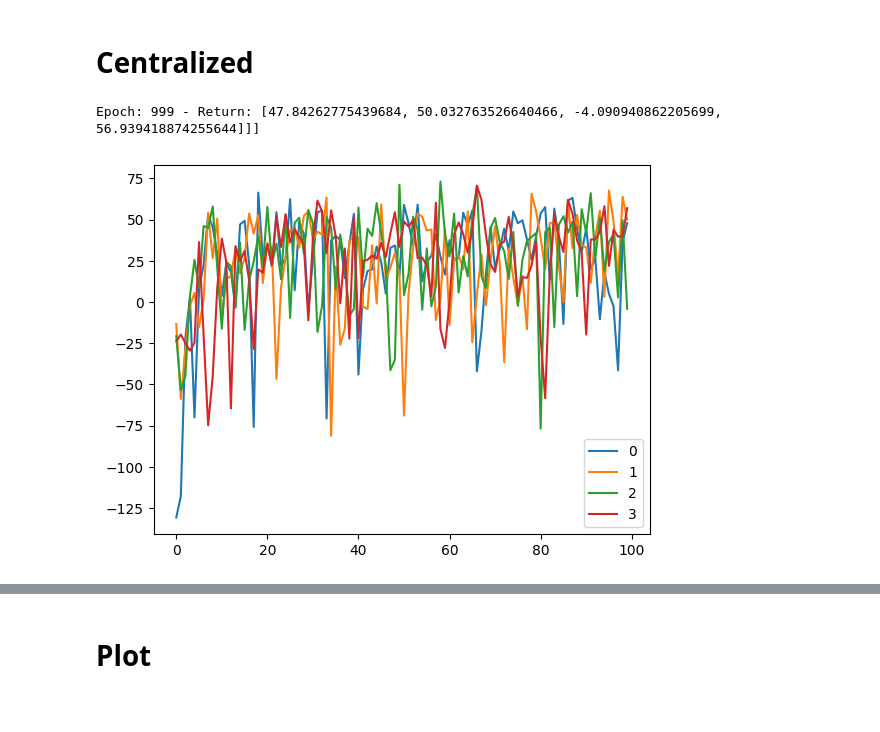
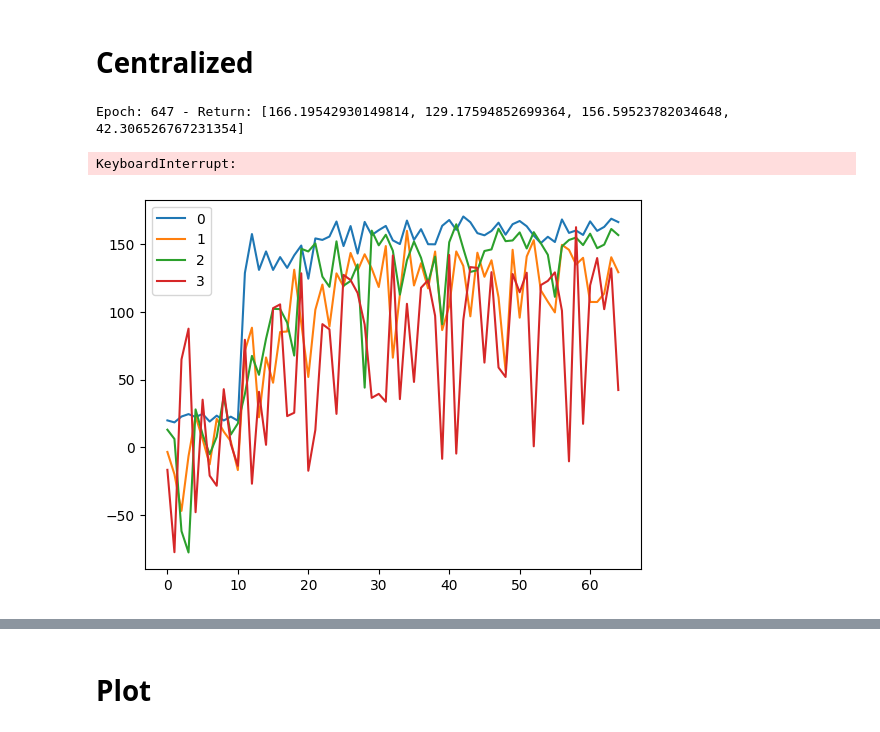
Before and after one commit to sergiorozada12/multi-task-lrrl, a Jupyter notebook: wirelessexp_dup.ipynb, the cells around one changed output, grey strips where cells are left out. Drawn from its saved outputs; the diff is of its cells as text; code cells hidden in the pictures.

```diff
--- a/wirelessexp_dup.ipynb
+++ b/wirelessexp_dup.ipynb
@@ -227,11 +220,11 @@ plt.plot(Gs)
 # Multi-task
 # %%
 E = 1_000
-lr = 0.02
+lr = 0.05
 eps = 1.0
 eps_decay = 0.9999
 eps_min = 0.001
-k = 40
+k = 100
 
 def run_test_episode(Q, env_idx):
     with torch.no_grad():
@@ -256,9 +249,9 @@ def run_test_episode(Q, env_idx):
 # %%
 Q = PARAFAC(dims=[nT] + nS + nA, k=k, scale=0.1)
 opt = torch.optim.Adamax(Q.parameters(), lr=lr)
-Gs = [[] for _ in range(nT)]
+Gs_multi = [[] for _ in range(nT)]
 for episode in range(E):
-    np.random.shuffle(envs)
+    # np.random.shuffle(envs)
     for env_idx, env in enumerate(envs):
         s, _ = env.reset()
         s_idx = torch.tensor(tuple([env_idx]) + discretizer.get_state_index(s)).unsqueeze(0)
@@ -281,6 +274,6 @@ for episode in range(E):
 
         if episode % 10 == 0:
             G = run_test_episode(Q, env_idx)
-            Gs[env_idx].append(G)
-    print(f"\rEpoch: {episode} - Return: {[Gs[i][-1] for i in range(nT)]} - {eps}", end="")
+            Gs_multi[env_idx].append(G)
+    print(f"\rEpoch: {episode} - Return: {[Gs_multi[i][-1] for i in range(nT)]} - {eps}", end="")
 # %% [output]
@@ -307,11 +340,11 @@ print(np.mean(GTs, axis=1))
 # Centralized
 # %%
 E = 1_000
-lr = 0.02
+lr = 0.01
 eps = 1.0
 eps_decay = 0.9999
 eps_min = 0.001
-k = 40
+k = 50
 
 def run_test_episode(Q, env_idx):
     with torch.no_grad():
@@ -337,9 +370,9 @@ def run_test_episode(Q, env_idx):
 # SEQUENTIAL SAMPLING
 Q = PARAFAC(dims=nS + nA, k=k, scale=0.1)
 opt = torch.optim.Adamax(Q.parameters(), lr=lr)
-Gs = [[] for _ in range(nT)]
+Gs_cent = [[] for _ in range(nT)]
 for episode in range(E):
-    np.random.shuffle(envs)
+    #np.random.shuffle(envs)
     for env_idx, env in enumerate(envs):
         s, _ = env.reset()
         s_idx = torch.tensor(discretizer.get_state_index(s)).unsqueeze(0)
@@ -361,19 +394,20 @@ for episode in range(E):
             eps = max(eps*eps_decay, eps_min)
         if episode % 10 == 0:
             G = run_test_episode(Q, env_idx)
-            Gs[env_idx].append(G)
-    print(f"\rEpoch: {episode} - Return: {[Gs[i][-1] for i in range(nT)]}", end="")
+            Gs_cent[env_idx].append(G)
+    print(f"\rEpoch: {episode} - Return: {[Gs_cent[i][-1] for i in range(nT)]}", end="")
 # %% [output]
-Epoch: 999 - Return: [47.84262775439684, 50.032763526640466, -4.090940862205699, 56.939418874255644]]]
+Epoch: 647 - Return: [166.19542930149814, 129.17594852699364, 156.59523782034648, 42.306526767231354]
+KeyboardInterrupt:
 # %%
-plt.plot(Gs[0], label='0')
-plt.plot(Gs[1], label='1')
-plt.plot(Gs[2], label='2')
-plt.plot(Gs[3], label='3')
+plt.plot(Gs_cent[0], label='0')
+plt.plot(Gs_cent[1], label='1')
+plt.plot(Gs_cent[2], label='2')
+plt.plot(Gs_cent[3], label='3')
 plt.legend()
 plt.show()
 # %% [output]
-[figure, old version]
+[figure, new version]
 # %%
 GTs = [[] for _ in range(nT)]
 for _ in range(200):
```
Also changed, not shown: parts of 21 cells of this notebook, 1 other file.
